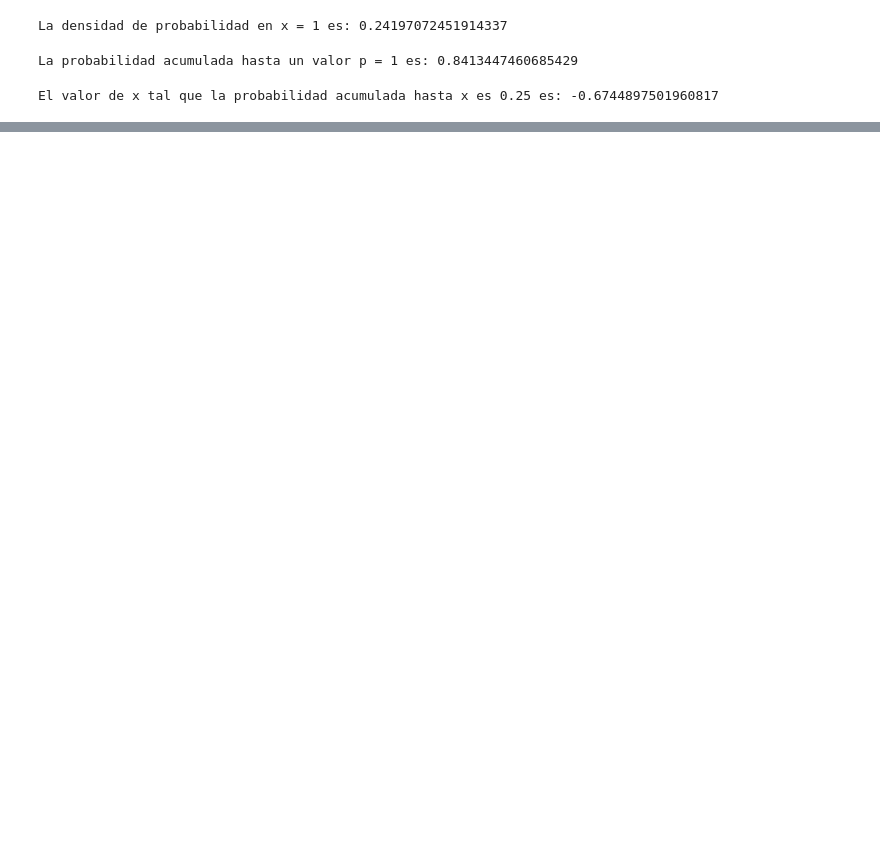
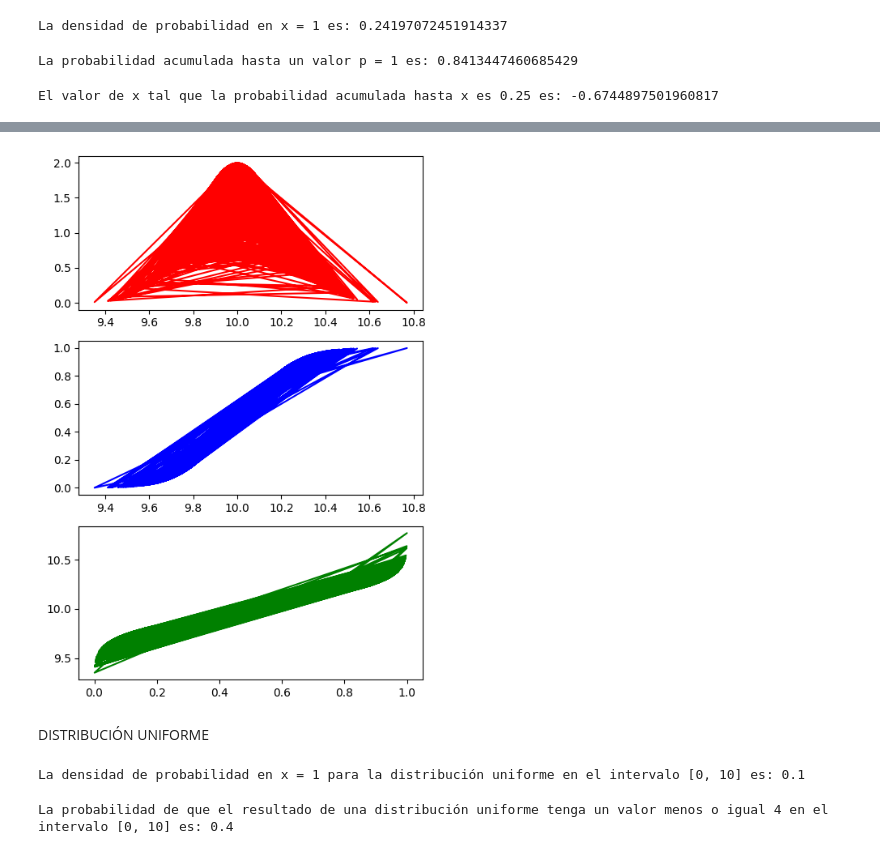
Before and after one commit to 4GeeksAcademy/Pauline-probability-distribution-exercises-project-with-python, a Jupyter notebook: notebook/problems.es.ipynb, the cells around one changed output, grey strips where cells are left out. Cells and saved outputs as stored; diff of their text form; code cells hidden in the pictures; blank space fills up the shorter version.

```diff
--- a/notebook/problems.es.ipynb
+++ b/notebook/problems.es.ipynb
@@ -167,0 +229,73 @@ Debajo imprimimos5 números aleatorios generados con una distribución normal es
+# %%
+# intento para distribucion nomral (10, 0.2) a ver que pasa :
+
+np.random.seed(42)
+
+media = 10
+std = 0.2
+data = rnorm(2000, media, std)
+
+pdf = dnorm(data, media, std)
+cdf = pnorm(data, media, std)
+ppf = qnorm(cdf, media, std) #entrada cdf porque ppf es el inverso
+
+
+
+fig, axis = plt.subplots(3, 1, figsize = (5, 7))
+
+axis[0].plot(data, pdf, "r-")
+axis[1].plot(data, cdf, "b-")
+axis[2].plot(cdf, ppf, "g-")
+
+# Adjust the layout
+plt.tight_layout()
+
+# Show the plot
+plt.show()
+# %% [output]
+[figure, added]
+# %% [markdown]
+DISTRIBUCIÓN UNIFORME
+# %%
+# TODO
+
+from scipy.stats import uniform
+
+# Definir todas las funciones de probabilidad relacionadas con esta distribución.
+# Representamos la fonción de densidad de probabilidad :
+
+def duniform(x, a=0, b=10):
+    """
+    Calculamos la densidad de probabilidad de la distribución uniforme en el intervalo [a, b].
+    """
+    result = uniform.pdf(x, loc=a, scale=(b - a))  # loc = inicio del intervalo, y scale = longitud del intervalo
+    return result
+
+# Ejemplo con x = 1, intervalo [0, 10]:
+
+x = 1
+a = 0
+b = 10
+resultado = duniform(x, a, b)
+
+print(f"La densidad de probabilidad en x = {x} para la distribución uniforme en el intervalo [{a}, {b}] es: {resultado}")
+# %% [output]
+La densidad de probabilidad en x = 1 para la distribución uniforme en el intervalo [0, 10] es: 0.1
+# %%
+def puniform(p, a=0, b=10):
+    """
+    Calcula el acumulado de la distribución normal.
+    """
+    result = uniform.cdf(p, loc=a, scale= b-a)
+    return result
+
+
+#Hacemos una prueba con p = 10 :
+
+p = 4
+
+resultado = puniform(p)
+
+print(f"La probabilidad de que el resultado de una distribución uniforme tenga un valor menos o igual {p} en el intervalo [{a}, {b}] es: {resultado}")
+# %% [output]
+La probabilidad de que el resultado de una distribución uniforme tenga un valor menos o igual 4 en el intervalo [0, 10] es: 0.4
```
Also changed, not shown: parts of 9 cells of this notebook.
